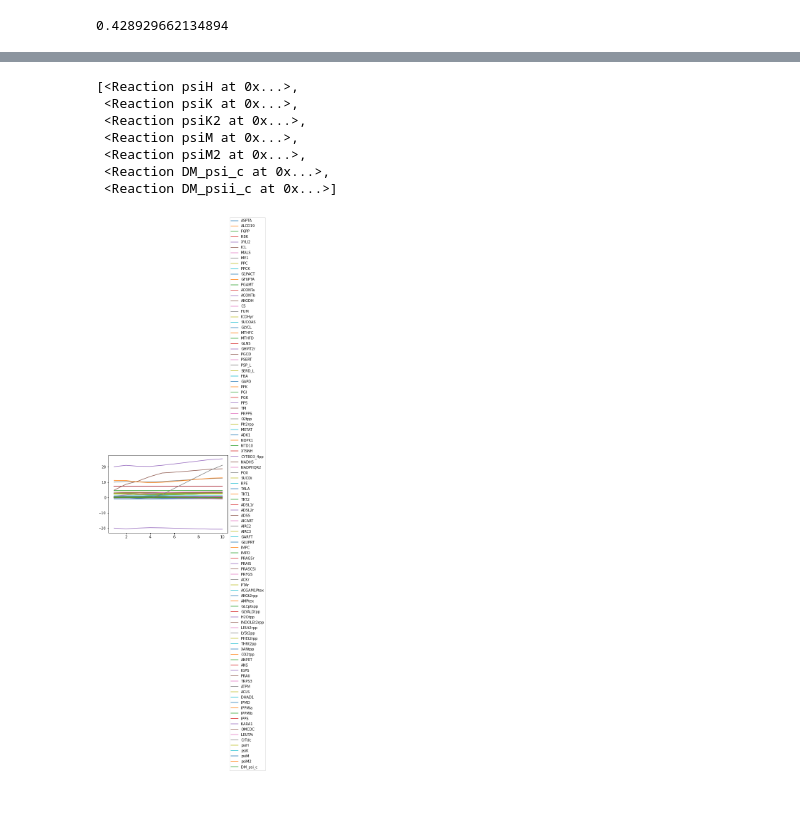
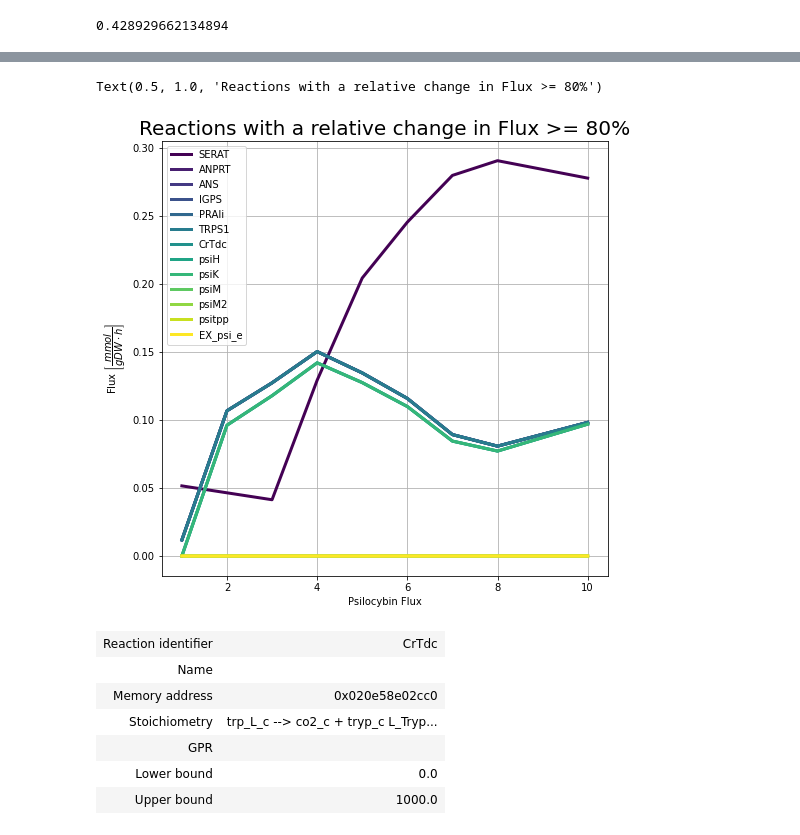
Before and after one commit to 27410/group-assignment-2021-Group-13-Psilocybin-production-in-Corynebacterium-glutamicum, a Jupyter notebook: fjarcopy.ipynb, the cells around one changed output, grey strips where cells are left out. Saved outputs shown, nothing was run; the diff lists cells and outputs as text; code cells hidden in the pictures; blank space fills up the shorter version.

```diff
--- a/fjarcopy.ipynb
+++ b/fjarcopy.ipynb
@@ -16,0 +49,3 @@ fseof = FSEOF(model)
+# %%
+target_reactions = frdf.loc[(frdf['RCiF'] < 2.0) & (frdf['RCiF'] >= 1.8)] #Selecting Reactions with a change between 80 % and 99.99 %
+target_reactions.sort_values(by=['RCiF'], ascending= False)
@@ -17,10 +67,22 @@ fseof = FSEOF(model)
+# %%
+tr1 = target_reactions.drop(labels='RCiF', axis=1) #Removing RCiF column
+tr2 = tr1.drop(labels='Dif', axis=1) #Removing Dif column
+# %%
+#Plotting depured data frame
+fig2 = tr2.T.plot(cmap="viridis",figsize=(8, 8), grid =True, linewidth=3);
+fig2.set_xlabel("Psilocybin Flux")
+fig2.set_ylabel(r"Flux $\left[\dfrac{mmol}{gDW\cdot h}\right]$")
+fig2.set_title('Reactions with a relative change in Flux >= 80%', size=20)
+# %% [output]
+Text(0.5, 1.0, 'Reactions with a relative change in Flux >= 80%')
+[figure, added]
 # %%
-model.reactions.query('psi','id')
+model.reactions.CrTdc
 # %% [output]
-[<Reaction psiH at 0x...>,
- <Reaction psiK at 0x...>,
- <Reaction psiK2 at 0x...>,
- <Reaction psiM at 0x...>,
- <Reaction psiM2 at 0x...>,
- <Reaction DM_psi_c at 0x...>,
- <Reaction DM_psii_c at 0x...>]
+| Reaction identifier | CrTdc |
+| Name |  |
+| Memory address | 0x020e58e02cc0 |
+| Stoichiometry | trp_L_c --> co2_c + tryp_c L_Tryp... |
+| GPR |  |
+| Lower bound | 0.0 |
+| Upper bound | 1000.0 |
@@ -32,6 +88,0 @@ from matplotlib import pyplot as plt
-# %%
-FRDT.T.plot()
-plt.legend(loc='center left', bbox_to_anchor=(1,0.5))
-plt.show()
-# %% [output]
-[figure, removed]
```
Also changed, not shown: parts of 20 cells of this notebook.
